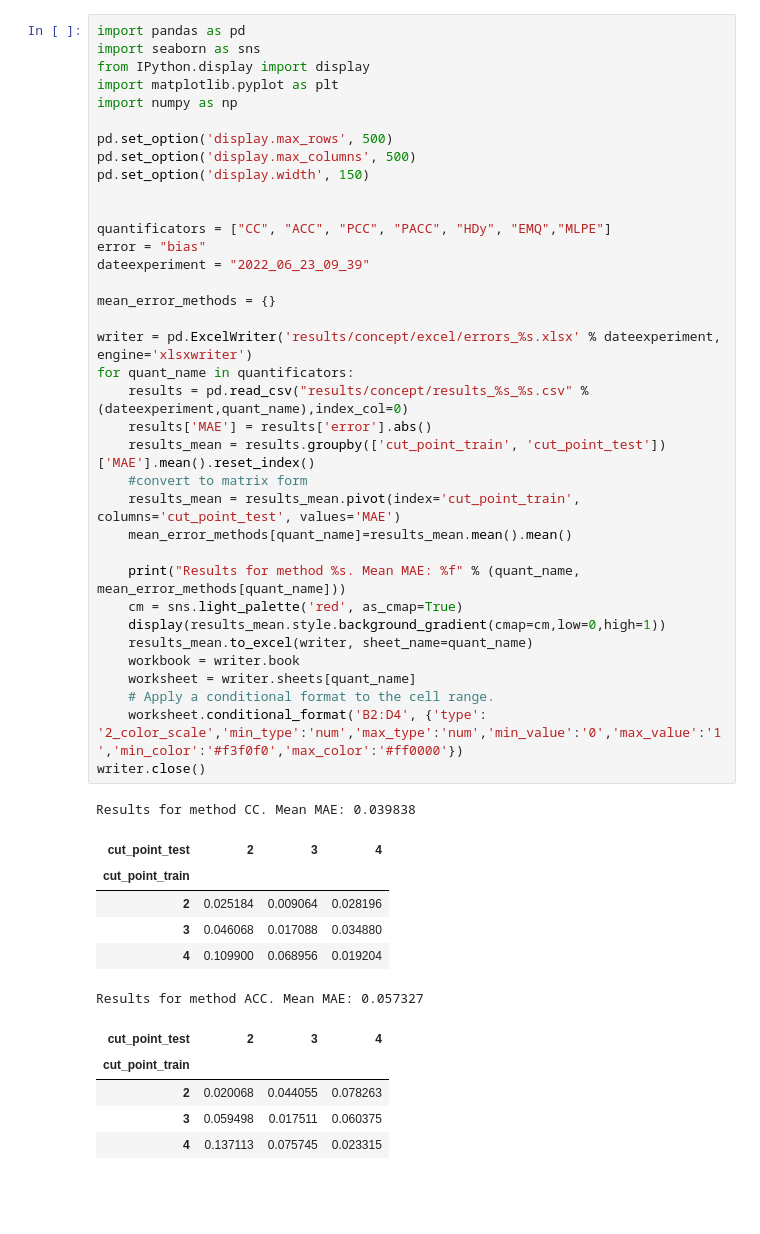
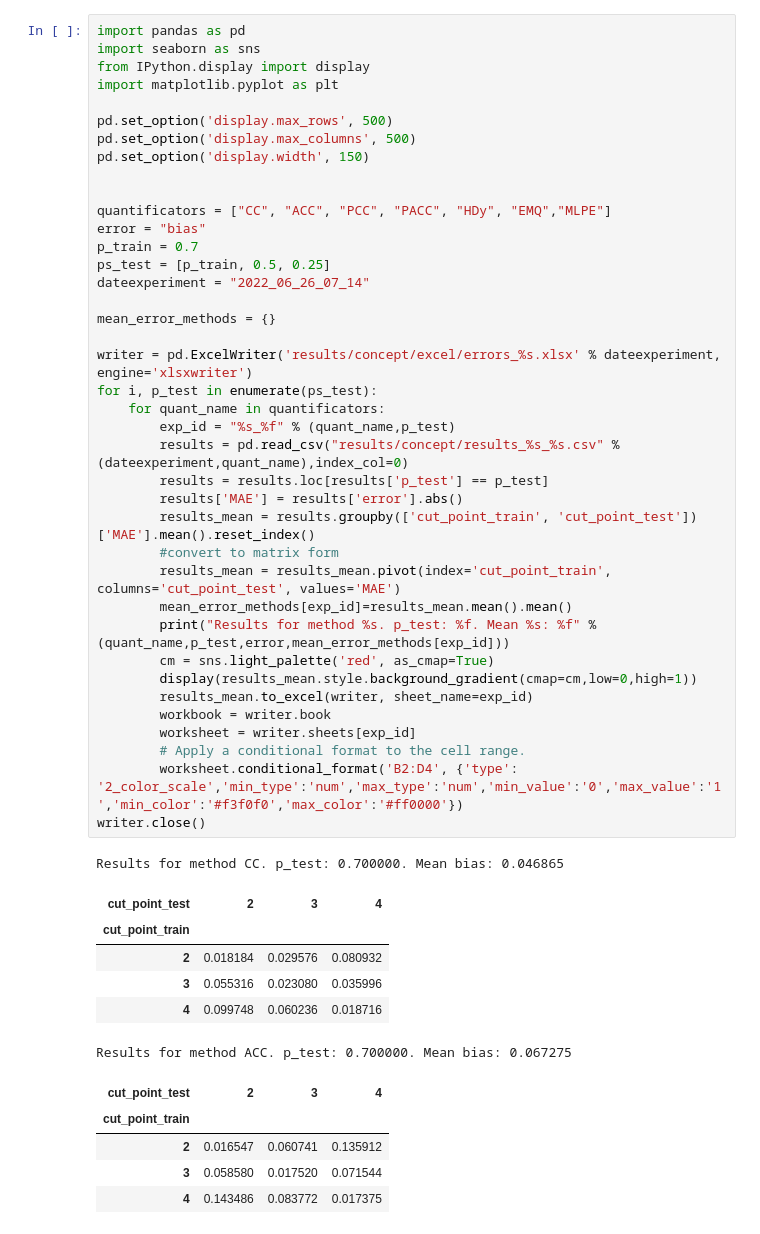
Before and after one commit to pglez82/quant_datasetshift, a Jupyter notebook: analyze_results_concept.ipynb, the cells around one changed output. Cells and saved outputs as stored; diff of their text form; blank space fills up the shorter version.

```diff
--- a/analyze_results_concept.ipynb
+++ b/analyze_results_concept.ipynb
@@ -1,49 +1,52 @@
 # %%
 import pandas as pd
 import seaborn as sns
 from IPython.display import display
 import matplotlib.pyplot as plt
-import numpy as np
 
 pd.set_option('display.max_rows', 500)
 pd.set_option('display.max_columns', 500)
 pd.set_option('display.width', 150)
 
 
 quantificators = ["CC", "ACC", "PCC", "PACC", "HDy", "EMQ","MLPE"]
 error = "bias"
-dateexperiment = "2022_06_23_09_39"
+p_train = 0.7
+ps_test = [p_train, 0.5, 0.25]
+dateexperiment = "2022_06_26_07_14"
 
 mean_error_methods = {}
 
 writer = pd.ExcelWriter('results/concept/excel/errors_%s.xlsx' % dateexperiment, engine='xlsxwriter')
-for quant_name in quantificators:
-    results = pd.read_csv("results/concept/results_%s_%s.csv" % (dateexperiment,quant_name),index_col=0)
-    results['MAE'] = results['error'].abs()
-    results_mean = results.groupby(['cut_point_train', 'cut_point_test'])['MAE'].mean().reset_index()
-    #convert to matrix form
-    results_mean = results_mean.pivot(index='cut_point_train', columns='cut_point_test', values='MAE')
-    mean_error_methods[quant_name]=results_mean.mean().mean()
-
-    print("Results for method %s. Mean MAE: %f" % (quant_name, mean_error_methods[quant_name]))
-    cm = sns.light_palette('red', as_cmap=True)
-    display(results_mean.style.background_gradient(cmap=cm,low=0,high=1))
-    results_mean.to_excel(writer, sheet_name=quant_name)
-    workbook = writer.book
-    worksheet = writer.sheets[quant_name]
-    # Apply a conditional format to the cell range.
-    worksheet.conditional_format('B2:D4', {'type': '2_color_scale','min_type':'num','max_type':'num','min_value':'0','max_value':'1','min_color':'#f3f0f0','max_color':'#ff0000'})
+for i, p_test in enumerate(ps_test):
+    for quant_name in quantificators:
+        exp_id = "%s_%f" % (quant_name,p_test)
+        results = pd.read_csv("results/concept/results_%s_%s.csv" % (dateexperiment,quant_name),index_col=0)
+        results = results.loc[results['p_test'] == p_test]
+        results['MAE'] = results['error'].abs()
+        results_mean = results.groupby(['cut_point_train', 'cut_point_test'])['MAE'].mean().reset_index()
+        #convert to matrix form
+        results_mean = results_mean.pivot(index='cut_point_train', columns='cut_point_test', values='MAE')
+        mean_error_methods[exp_id]=results_mean.mean().mean()
+        print("Results for method %s. p_test: %f. Mean %s: %f" % (quant_name,p_test,error,mean_error_methods[exp_id]))
+        cm = sns.light_palette('red', as_cmap=True)
+        display(results_mean.style.background_gradient(cmap=cm,low=0,high=1))
+        results_mean.to_excel(writer, sheet_name=exp_id)
+        workbook = writer.book
+        worksheet = writer.sheets[exp_id]
+        # Apply a conditional format to the cell range.
+        worksheet.conditional_format('B2:D4', {'type': '2_color_scale','min_type':'num','max_type':'num','min_value':'0','max_value':'1','min_color':'#f3f0f0','max_color':'#ff0000'})
 writer.close()
 # %% [output]
-Results for method CC. Mean MAE: 0.039838
+Results for method CC. p_test: 0.700000. Mean bias: 0.046865
 | cut_point_test | 2 | 3 | 4 |
 | cut_point_train |  |  |  |
-| 2 | 0.025184 | 0.009064 | 0.028196 |
-| 3 | 0.046068 | 0.017088 | 0.034880 |
-| 4 | 0.109900 | 0.068956 | 0.019204 |
+| 2 | 0.018184 | 0.029576 | 0.080932 |
+| 3 | 0.055316 | 0.023080 | 0.035996 |
+| 4 | 0.099748 | 0.060236 | 0.018716 |
-Results for method ACC. Mean MAE: 0.057327
+Results for method ACC. p_test: 0.700000. Mean bias: 0.067275
 | cut_point_test | 2 | 3 | 4 |
 | cut_point_train |  |  |  |
-| 2 | 0.020068 | 0.044055 | 0.078263 |
-| 3 | 0.059498 | 0.017511 | 0.060375 |
-| 4 | 0.137113 | 0.075745 | 0.023315 |
+| 2 | 0.016547 | 0.060741 | 0.135912 |
+| 3 | 0.058580 | 0.017520 | 0.071544 |
+| 4 | 0.143486 | 0.083772 | 0.017375 |
```
Also changed, not shown: parts of 2 cells of this notebook, 5 other files.
